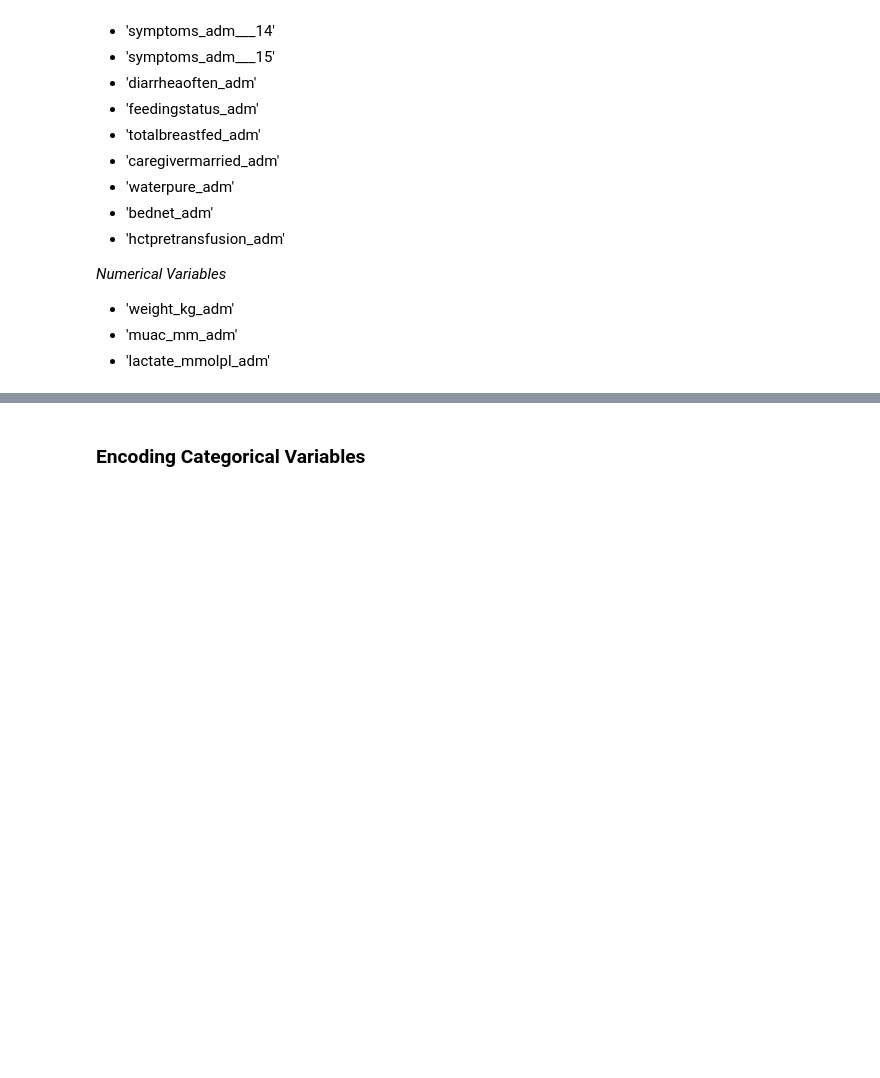
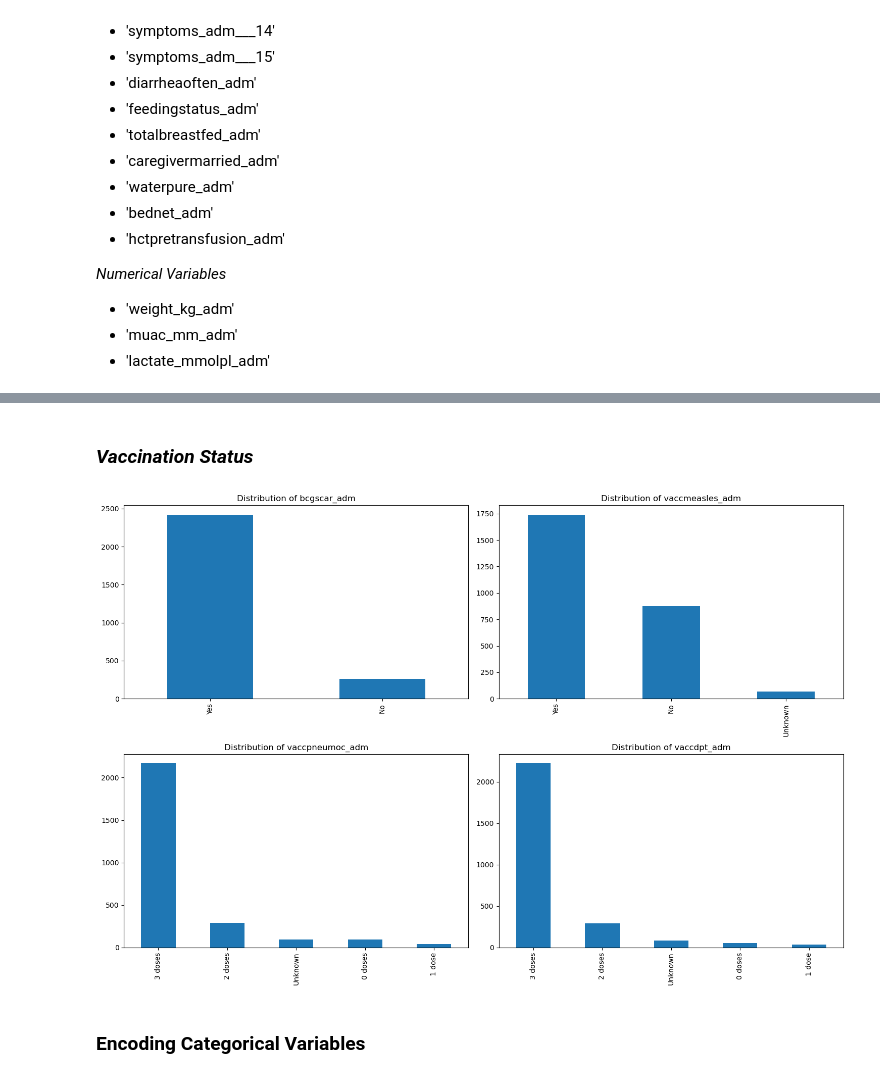
Before and after one commit to HermelaDev/Pediatric_Sepsis_Related_Death_Prediction, a Jupyter notebook: Pediatric_Sepsis.ipynb, the cells around one changed output, grey strips where cells are left out. Saved outputs shown, nothing was run; the diff lists cells and outputs as text; code cells hidden in the pictures; blank space fills up the shorter version.

```diff
--- a/Pediatric_Sepsis.ipynb
+++ b/Pediatric_Sepsis.ipynb
@@ -806,3 +876,16 @@ Total insignificant features (p < 0.01): 20
+# %% [markdown]
+### *Vaccination Status*
+# %%
+vacc_cols = ['bcgscar_adm', 'vaccmeasles_adm', 'vaccpneumoc_adm', 'vaccdpt_adm']
+fig, axes = plt.subplots(2, 2, figsize=(15, 10))
+for col, ax in zip(vacc_cols, axes.flatten()):
+    sepsis_df[col].value_counts().plot(kind='bar', ax=ax)
+    ax.set_title(f'Distribution of {col}')
+    ax.set_xlabel('')
+plt.tight_layout()
+plt.show()
+# %% [output]
+[figure, added]
 # %% [markdown]
 ### **Encoding Categorical Variables**
 # %% [markdown]
```
Also changed, not shown: parts of 12 cells of this notebook.
